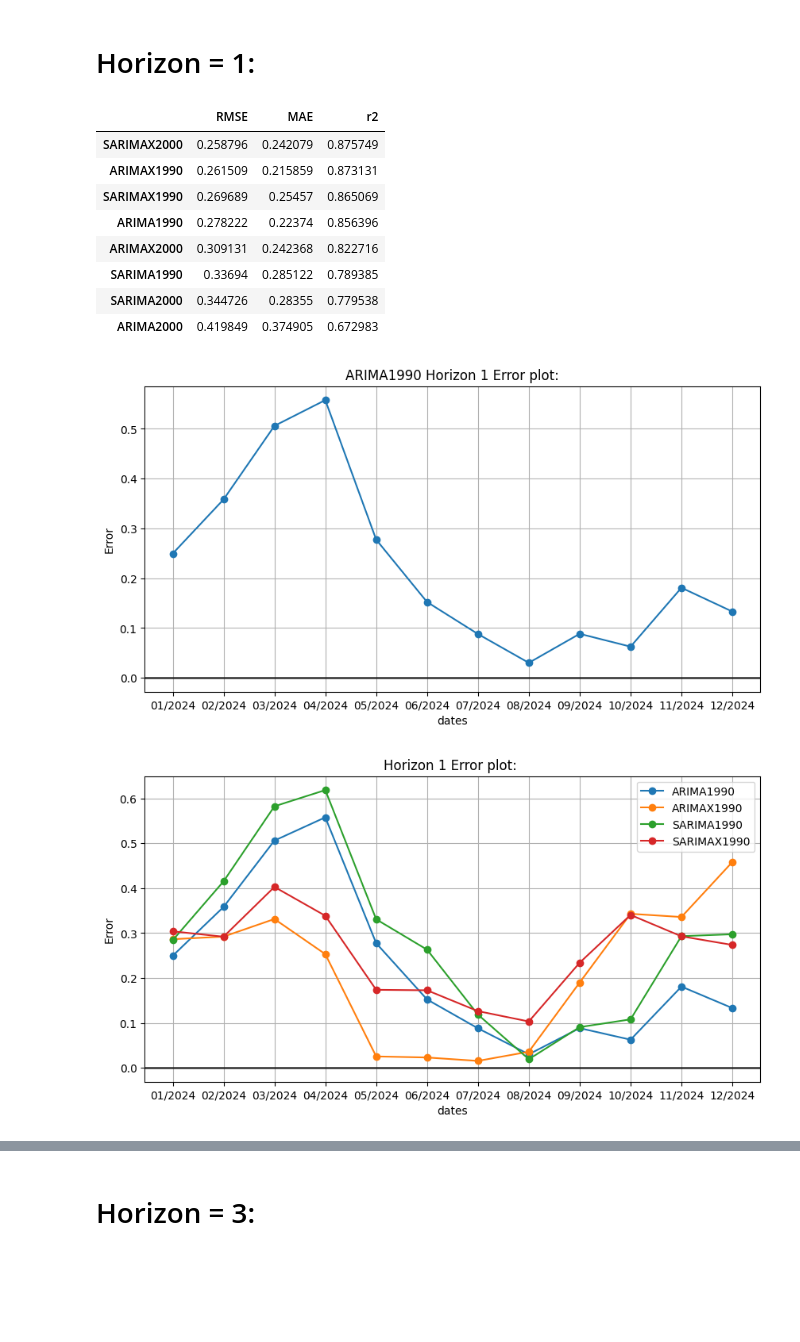
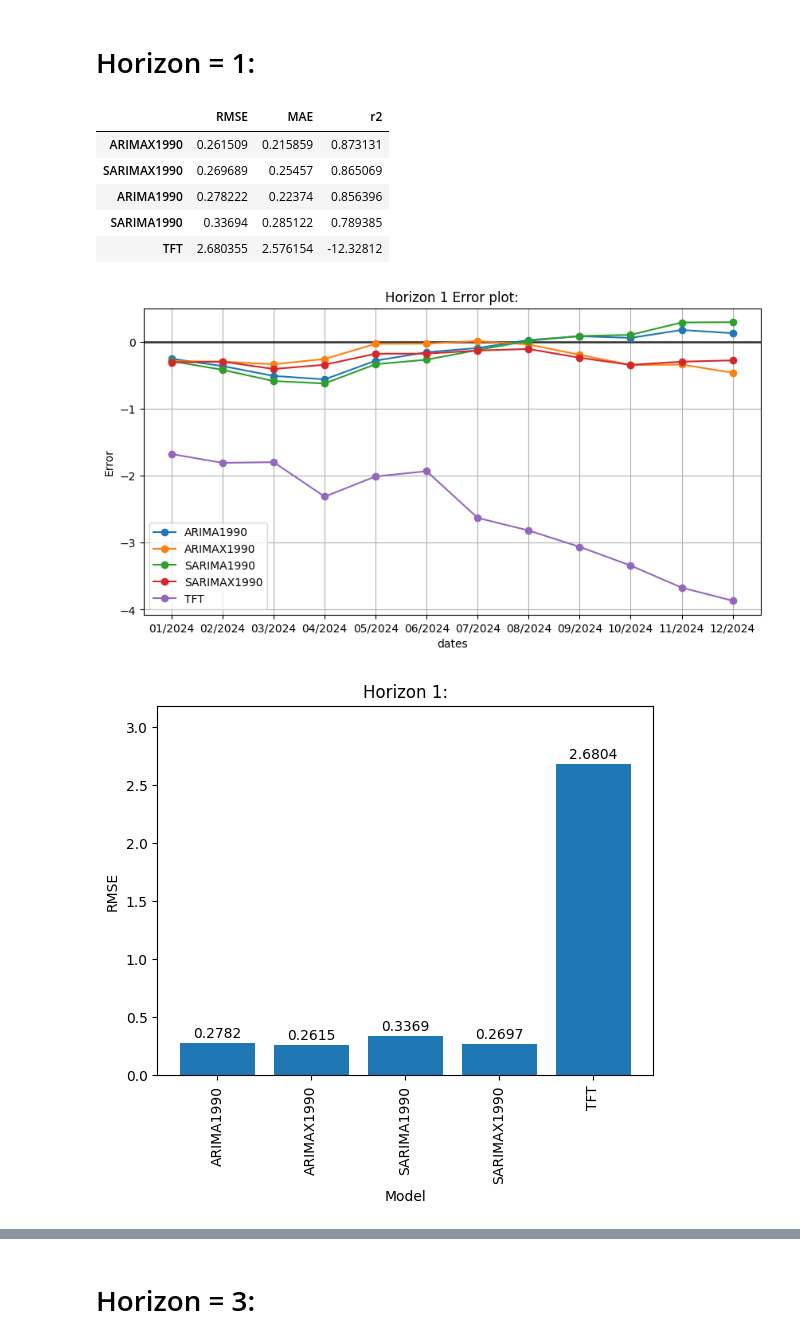
Before and after one commit to sc20geb/COMP5530M-Group-Project-Inflation-Forecasting, a Jupyter notebook: Evaluation/evaluation.ipynb, the cells around one changed output, grey strips where cells are left out. Drawn from its saved outputs; the diff is of its cells as text; code cells hidden in the pictures; blank space fills up the shorter version.

```diff
--- a/Evaluation/evaluation.ipynb
+++ b/Evaluation/evaluation.ipynb
@@ -38,26 +40,20 @@ main_metric = 'RMSE'
 # %%
 predsPath_1= Path('../Predictions/Horizon1')
 predsDf_1=get_predictions(predsPath_1)
 
 metrics_1= calc_metrics(predsDf_1)
 display(metrics_1.sort_values(main_metric, axis=0))
 
-error_plot(predsDf_1,model='ARIMA1990',absolute=True, title= 'ARIMA1990 Horizon 1 Error plot:')
-
-error_plot(predsDf_1,model=['ARIMA1990','ARIMAX1990', 'SARIMA1990','SARIMAX1990'],absolute=True, title='Horizon 1 Error plot: ')
 error_plot(predsDf_1,model='all',absolute=False, title= 'Horizon 1 Error plot:')
 
 for i in metrics_1.columns:
-    plot_metric(metrics_1,i, title='Horizon 1:')
+    plot_metric(metrics_1,i,model='all', title='Horizon 1:')
 # %% [output]
 |  | RMSE | MAE | r2 |
-| SARIMAX2000 | 0.258796 | 0.242079 | 0.875749 |
 | ARIMAX1990 | 0.261509 | 0.215859 | 0.873131 |
 | SARIMAX1990 | 0.269689 | 0.25457 | 0.865069 |
 | ARIMA1990 | 0.278222 | 0.22374 | 0.856396 |
-| ARIMAX2000 | 0.309131 | 0.242368 | 0.822716 |
 | SARIMA1990 | 0.33694 | 0.285122 | 0.789385 |
-| SARIMA2000 | 0.344726 | 0.28355 | 0.779538 |
-| ARIMA2000 | 0.419849 | 0.374905 | 0.672983 |
+| TFT | 2.680355 | 2.576154 | -12.32812 |
-[figure, old version]
+[figure, new version]
-[figure, old version]
+[figure, new version]
```
Also changed, not shown: parts of 5 cells of this notebook, 1 other file.
